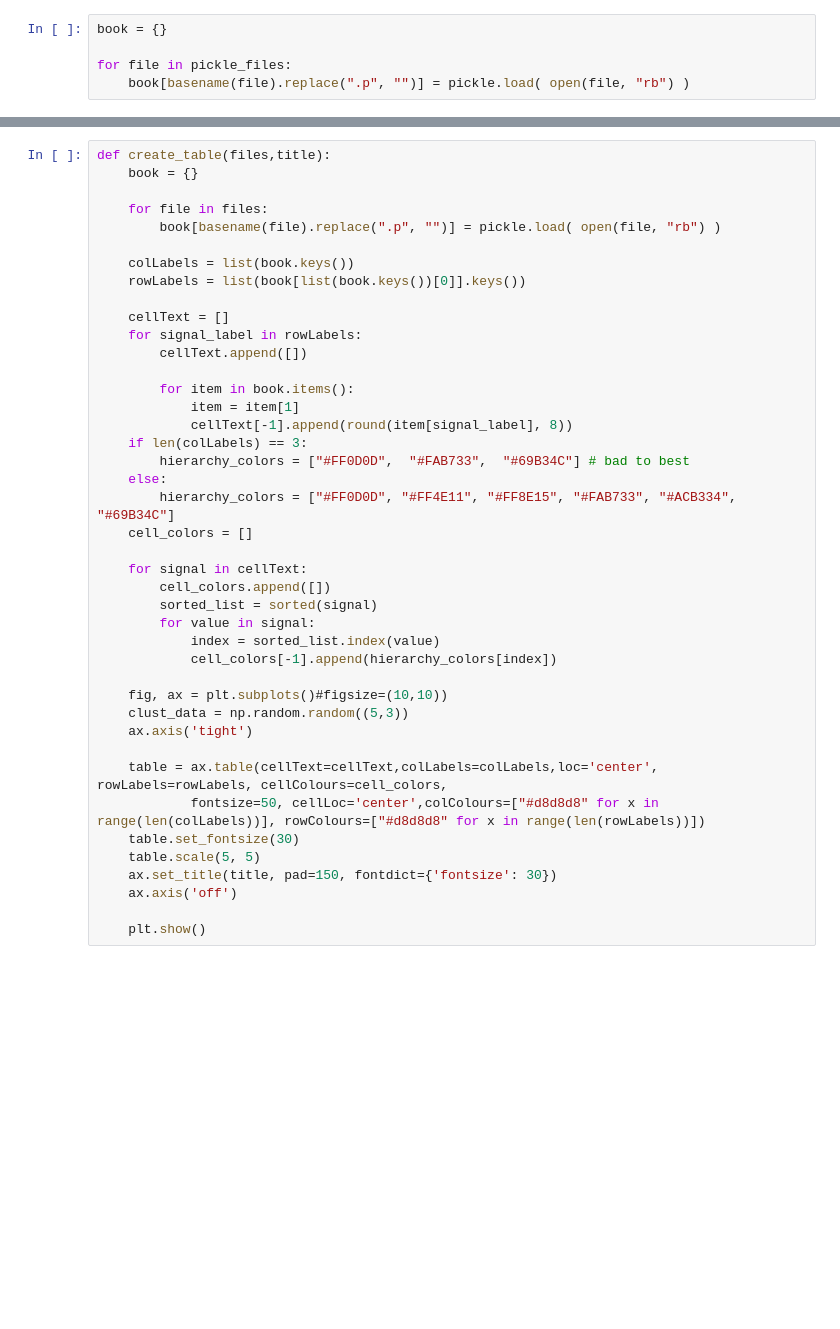
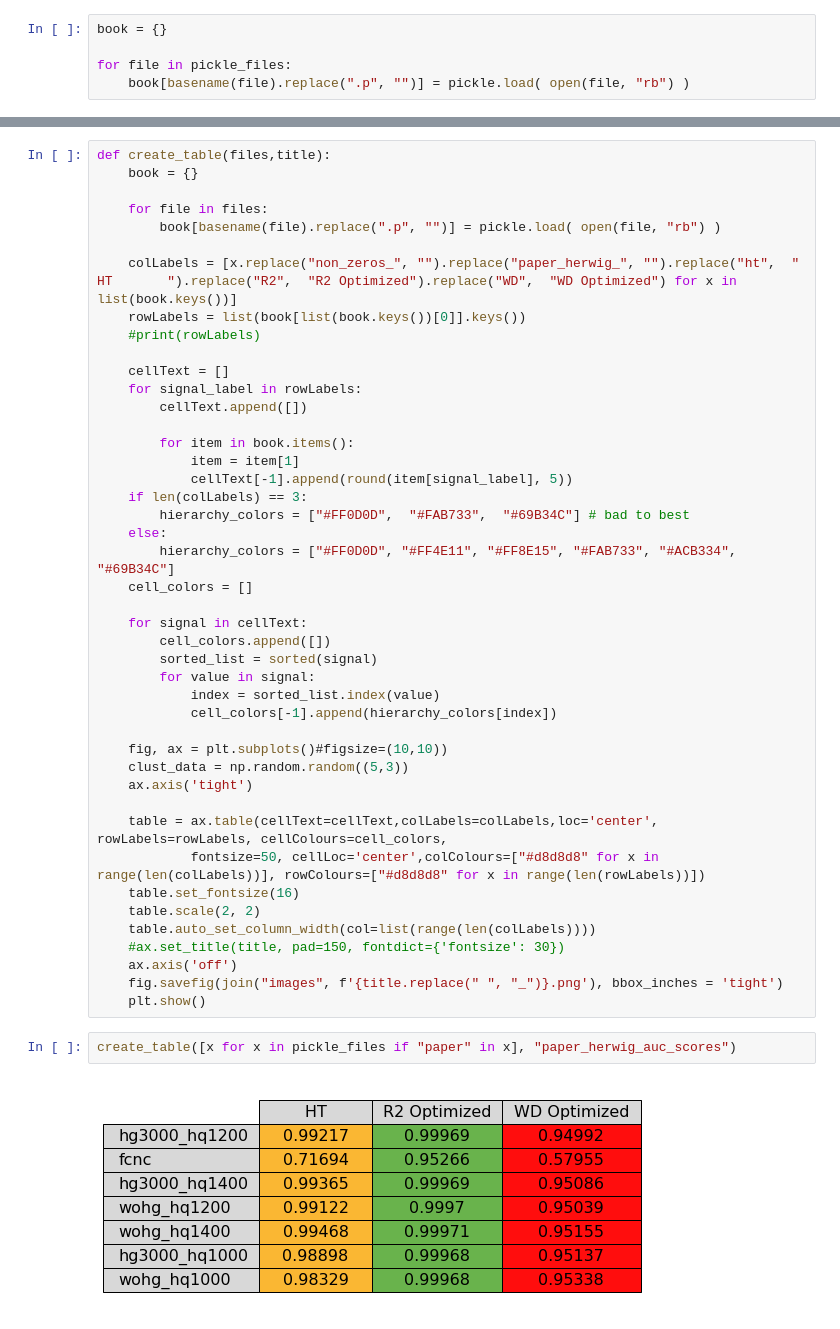
Before and after one commit to mcpeixoto/LIP-Internship-2, a Jupyter notebook: generate_tables/generate_tables.ipynb, the cells around one changed output, grey strips where cells are left out. Drawn from its saved outputs; the diff is of its cells as text; blank space fills up the shorter version.

```diff
--- a/generate_tables/generate_tables.ipynb
+++ b/generate_tables/generate_tables.ipynb
@@ -28,8 +32,9 @@ def create_table(files,title):
     for file in files:
         book[basename(file).replace(".p", "")] = pickle.load( open(file, "rb") )
 
-    colLabels = list(book.keys())
+    colLabels = [x.replace("non_zeros_", "").replace("paper_herwig_", "").replace("ht",  "       HT       ").replace("R2",  "R2 Optimized").replace("WD",  "WD Optimized") for x in list(book.keys())]
     rowLabels = list(book[list(book.keys())[0]].keys())
+    #print(rowLabels)
 
     cellText = []
     for signal_label in rowLabels:
@@ -37,7 +42,7 @@ def create_table(files,title):
 
         for item in book.items():
             item = item[1]
-            cellText[-1].append(round(item[signal_label], 8))
+            cellText[-1].append(round(item[signal_label], 5))
     if len(colLabels) == 3:
         hierarchy_colors = ["#FF0D0D",  "#FAB733",  "#69B34C"] # bad to best
     else:
@@ -57,9 +62,14 @@ def create_table(files,title):
 
     table = ax.table(cellText=cellText,colLabels=colLabels,loc='center', rowLabels=rowLabels, cellColours=cell_colors,
             fontsize=50, cellLoc='center',colColours=["#d8d8d8" for x in range(len(colLabels))], rowColours=["#d8d8d8" for x in range(len(rowLabels))])
-    table.set_fontsize(30)
-    table.scale(5, 5)
-    ax.set_title(title, pad=150, fontdict={'fontsize': 30})
+    table.set_fontsize(16)
+    table.scale(2, 2)
+    table.auto_set_column_width(col=list(range(len(colLabels))))
+    #ax.set_title(title, pad=150, fontdict={'fontsize': 30})
     ax.axis('off')
-
+    fig.savefig(join("images", f'{title.replace(" ", "_")}.png'), bbox_inches = 'tight')
     plt.show()
+# %%
+create_table([x for x in pickle_files if "paper" in x], "paper_herwig_auc_scores")
+# %% [output]
+[figure, added]
```
Also changed, not shown: parts of 3 cells of this notebook, 12 other files.
